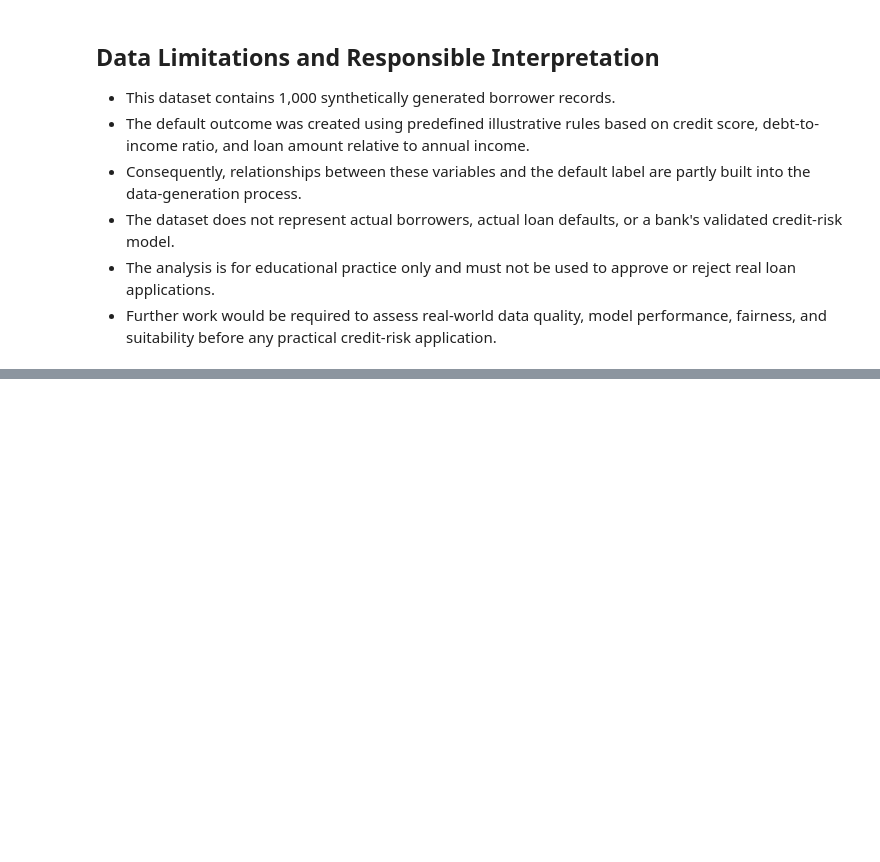
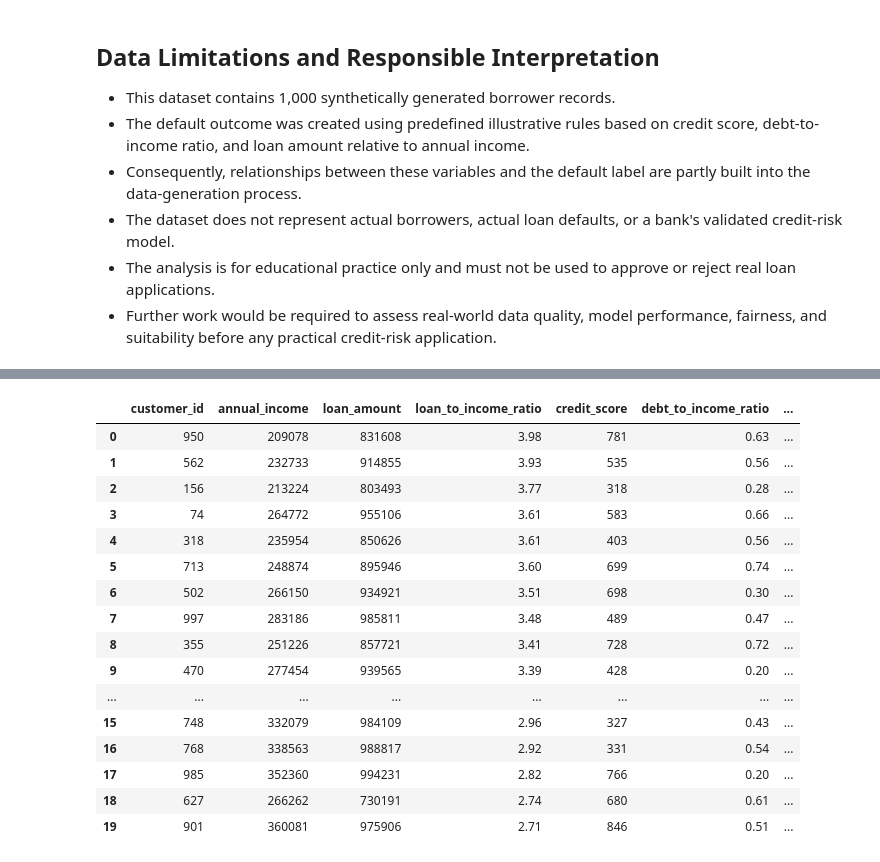
Before and after one commit to dhruvizaveri08/credit-risk-analysis, a Jupyter notebook: notebooks/01_credit_risk_data.ipynb, the cells around one changed output, grey strips where cells are left out. Cells and saved outputs as stored; diff of their text form; code cells hidden in the pictures; blank space fills up the shorter version.

Commit message:
Update credit risk notebook with SQL analysis

```diff
--- a/notebooks/01_credit_risk_data.ipynb
+++ b/notebooks/01_credit_risk_data.ipynb
@@ -378,0 +382,23 @@ Cleaned dataset exported successfully.
+# %%
+
+import duckdb
+
+# Create an in-memory database connection
+con = duckdb.connect(database=":memory:")
+
+# Register the cleaned pandas DataFrame
+con.register("cleaned_data", df_clean)
+
+# Create a SQL table from the DataFrame
+con.execute("""
+    CREATE OR REPLACE TABLE loans AS
+    SELECT * FROM cleaned_data
+""")
+
+# Check that the data loaded correctly
+result = con.execute("""
+    SELECT COUNT(*) AS total_records
+    FROM loans
+""").df()
+
+display(result)
@@ -378,0 +513,38 @@ Cleaned dataset exported successfully.
+# %%
+
+query = """
+SELECT
+    customer_id,
+    annual_income,
+    loan_amount,
+    ROUND(
+        1.0 * loan_amount / annual_income, 2
+    ) AS loan_to_income_ratio,
+    credit_score,
+    debt_to_income_ratio,
+    "default" AS synthetic_default
+FROM loans
+WHERE loan_amount > annual_income * 0.50
+ORDER BY loan_to_income_ratio DESC
+LIMIT 20;
+"""
+
+display(con.execute(query).df())
+# %% [output]
+|  | customer_id | annual_income | loan_amount | loan_to_income_ratio | credit_score | debt_to_income_ratio | ... |
+| 0 | 950 | 209078 | 831608 | 3.98 | 781 | 0.63 | ... |
+| 1 | 562 | 232733 | 914855 | 3.93 | 535 | 0.56 | ... |
+| 2 | 156 | 213224 | 803493 | 3.77 | 318 | 0.28 | ... |
+| 3 | 74 | 264772 | 955106 | 3.61 | 583 | 0.66 | ... |
+| 4 | 318 | 235954 | 850626 | 3.61 | 403 | 0.56 | ... |
+| 5 | 713 | 248874 | 895946 | 3.60 | 699 | 0.74 | ... |
+| 6 | 502 | 266150 | 934921 | 3.51 | 698 | 0.30 | ... |
+| 7 | 997 | 283186 | 985811 | 3.48 | 489 | 0.47 | ... |
+| 8 | 355 | 251226 | 857721 | 3.41 | 728 | 0.72 | ... |
+| 9 | 470 | 277454 | 939565 | 3.39 | 428 | 0.20 | ... |
+| ... | ... | ... | ... | ... | ... | ... | ... |
+| 15 | 748 | 332079 | 984109 | 2.96 | 327 | 0.43 | ... |
+| 16 | 768 | 338563 | 988817 | 2.92 | 331 | 0.54 | ... |
+| 17 | 985 | 352360 | 994231 | 2.82 | 766 | 0.20 | ... |
+| 18 | 627 | 266262 | 730191 | 2.74 | 680 | 0.61 | ... |
+| 19 | 901 | 360081 | 975906 | 2.71 | 846 | 0.51 | ... |
```
Also changed, not shown: parts of 7 cells of this notebook.
